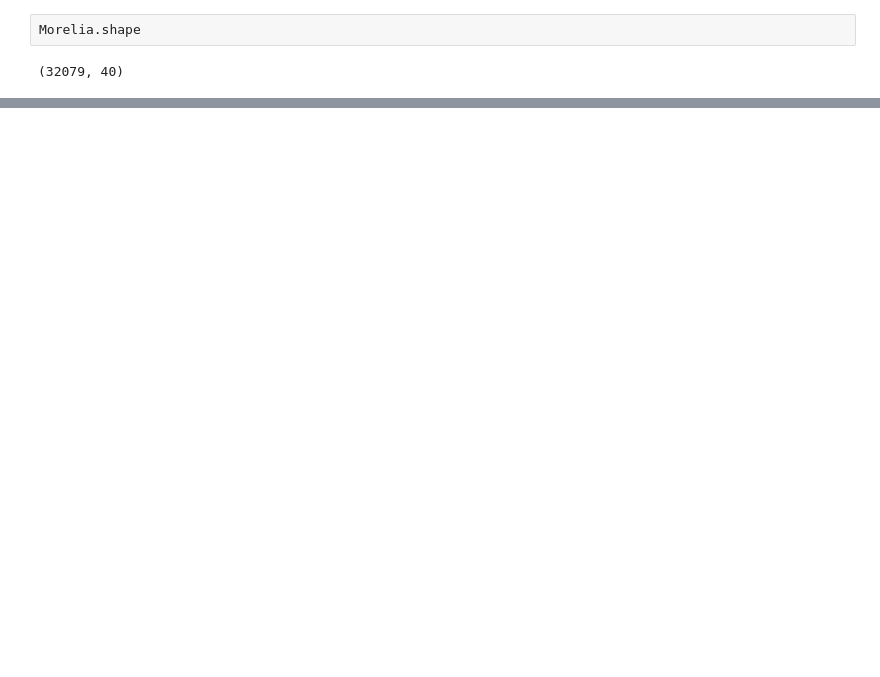
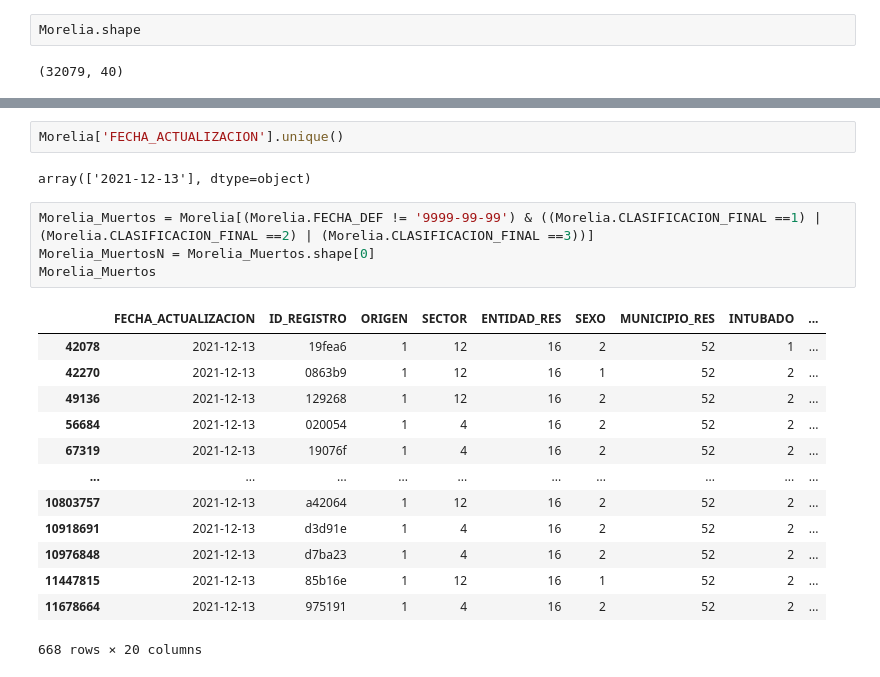
Before and after one commit to JorgeVF01/M-S2022, a Jupyter notebook: data_cleansing.ipynb, the cells around one changed output, grey strips where cells are left out. Saved outputs shown, nothing was run; the diff lists cells and outputs as text; blank space fills up the shorter version.

```diff
--- a/data_cleansing.ipynb
+++ b/data_cleansing.ipynb
@@ -149,0 +139,22 @@ UCI
+# %%
+Morelia['FECHA_ACTUALIZACION'].unique()
+# %% [output]
+array(['2021-12-13'], dtype=object)
+# %%
+Morelia_Muertos = Morelia[(Morelia.FECHA_DEF != '9999-99-99') & ((Morelia.CLASIFICACION_FINAL ==1) | (Morelia.CLASIFICACION_FINAL ==2) | (Morelia.CLASIFICACION_FINAL ==3))]
+Morelia_MuertosN = Morelia_Muertos.shape[0]
+Morelia_Muertos
+# %% [output]
+|  | FECHA_ACTUALIZACION | ID_REGISTRO | ORIGEN | SECTOR | ENTIDAD_RES | SEXO | MUNICIPIO_RES | INTUBADO | ... |
+| 42078 | 2021-12-13 | 19fea6 | 1 | 12 | 16 | 2 | 52 | 1 | ... |
+| 42270 | 2021-12-13 | 0863b9 | 1 | 12 | 16 | 1 | 52 | 2 | ... |
+| 49136 | 2021-12-13 | 129268 | 1 | 12 | 16 | 2 | 52 | 2 | ... |
+| 56684 | 2021-12-13 | 020054 | 1 | 4 | 16 | 2 | 52 | 2 | ... |
+| 67319 | 2021-12-13 | 19076f | 1 | 4 | 16 | 2 | 52 | 2 | ... |
+| ... | ... | ... | ... | ... | ... | ... | ... | ... | ... |
+| 10803757 | 2021-12-13 | a42064 | 1 | 12 | 16 | 2 | 52 | 2 | ... |
+| 10918691 | 2021-12-13 | d3d91e | 1 | 4 | 16 | 2 | 52 | 2 | ... |
+| 10976848 | 2021-12-13 | d7ba23 | 1 | 4 | 16 | 2 | 52 | 2 | ... |
+| 11447815 | 2021-12-13 | 85b16e | 1 | 12 | 16 | 1 | 52 | 2 | ... |
+| 11678664 | 2021-12-13 | 975191 | 1 | 4 | 16 | 2 | 52 | 2 | ... |
+668 rows × 20 columns
```
Also changed, not shown: parts of 20 cells of this notebook.
